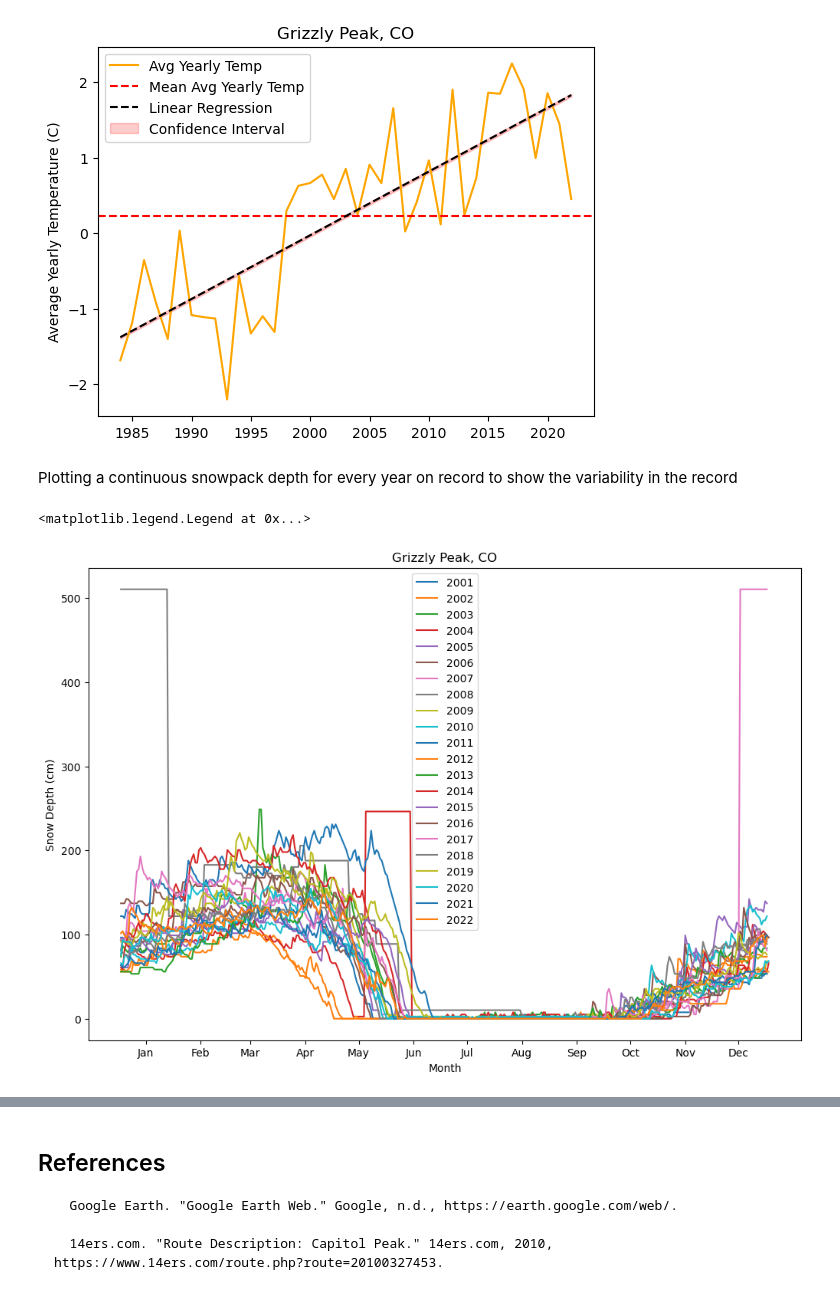
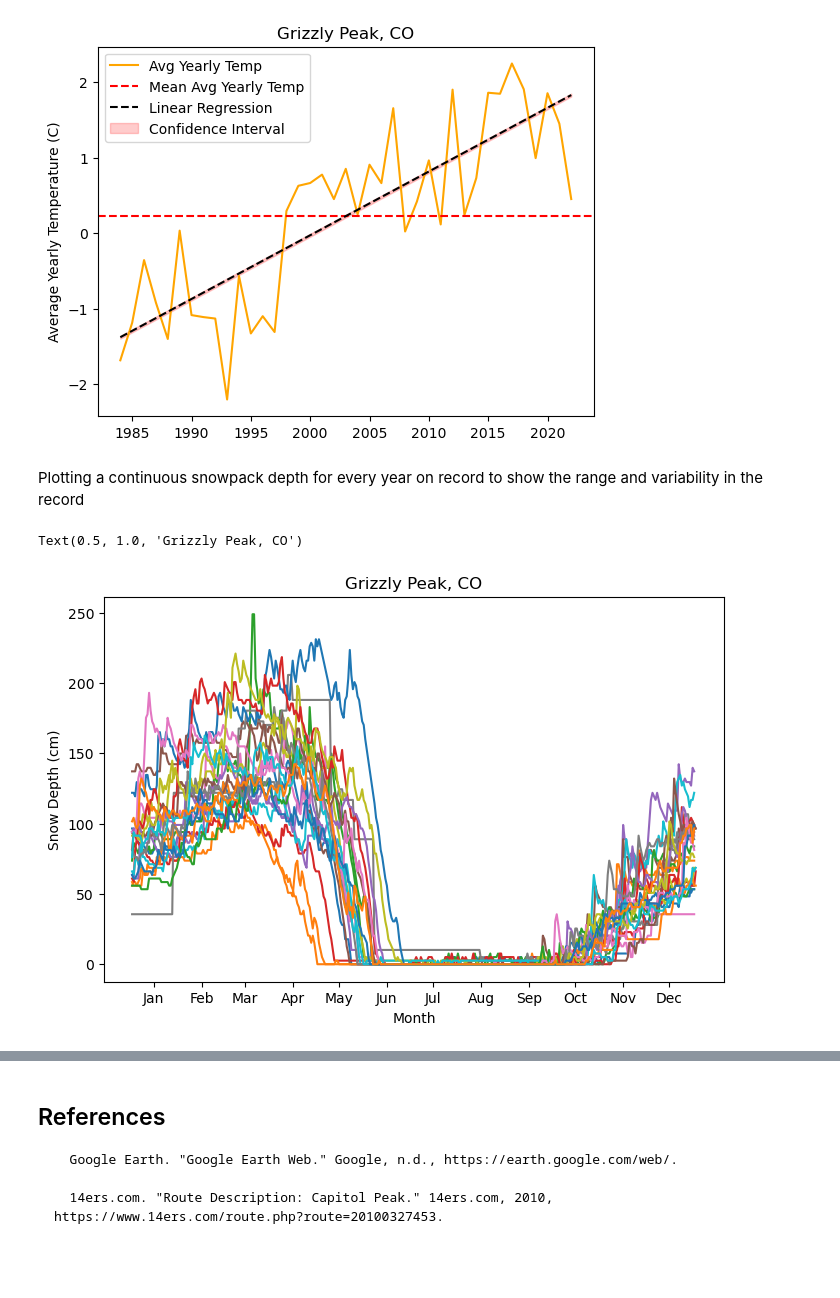
Before and after one commit to jeremy-larkin/ESCI796-Final-Project, a Jupyter notebook: CO Snowpack Project.ipynb, the cells around one changed output, grey strips where cells are left out. Saved outputs shown, nothing was run; the diff lists cells and outputs as text; code cells hidden in the pictures; blank space fills up the shorter version.

```diff
--- a/CO Snowpack Project.ipynb
+++ b/CO Snowpack Project.ipynb
@@ -117,7 +118,7 @@ Next the data is cleaned. This processes involves wrangling the data including r
 # %%
 #%% Snow Data Correction; Removing values with a large differential and filling them with the previous data point
 
-for i in range (5):
+for i in range (48):
 
     data_snow['difference']=data_snow['Snowdepth (cm)'].diff()
     data_snow.loc[data_snow['difference']>50,'Snowdepth (cm)']=np.nan
@@ -245,32 +246,29 @@ P-value: 0.000
 Standard error of the slope: 0.010
 [figure]
 # %% [markdown]
-Plotting a continuous snowpack depth for every year on record to show the variability in the record
+Plotting a continuous snowpack depth for every year on record to show the range and variability in the record
 # %%
 #%% Yearly snowpack data by year
 
 # Define the x-axis tick positions and labels
 ticks = [15, 46, 74, 105, 135, 166, 196, 227, 258, 288, 319, 349]
 labels = ['Jan', 'Feb', 'Mar', 'Apr', 'May', 'Jun', 'Jul', 'Aug', 'Sep', 'Oct', 'Nov', 'Dec']
 
 # Create the figure and axis objects
-fig, ax = plt.subplots(figsize=(12, 8))
+fig, ax = plt.subplots(figsize=(8, 5))
 
 # Loop over each year in the data and plot the snow depth vs day of year
 for year, data in data_snow.groupby(data_snow.index.year):
     ax.plot(data.index.dayofyear, data['Snowdepth (cm)'], label=str(year))
 
 # Set the x-axis tick positions and labels
 ax.set_xticks(ticks)
 ax.set_xticklabels(labels)
 
 # Set the axis labels and title
 ax.set_xlabel('Month')
 ax.set_ylabel('Snow Depth (cm)')
 ax.set_title(fig_title)
-
-# Add a legend
-ax.legend()
 # %% [output]
-<matplotlib.legend.Legend at 0x...>
+Text(0.5, 1.0, 'Grizzly Peak, CO')
-[figure, old version]
+[figure, new version]
```
Also changed, not shown: parts of 14 cells of this notebook.
